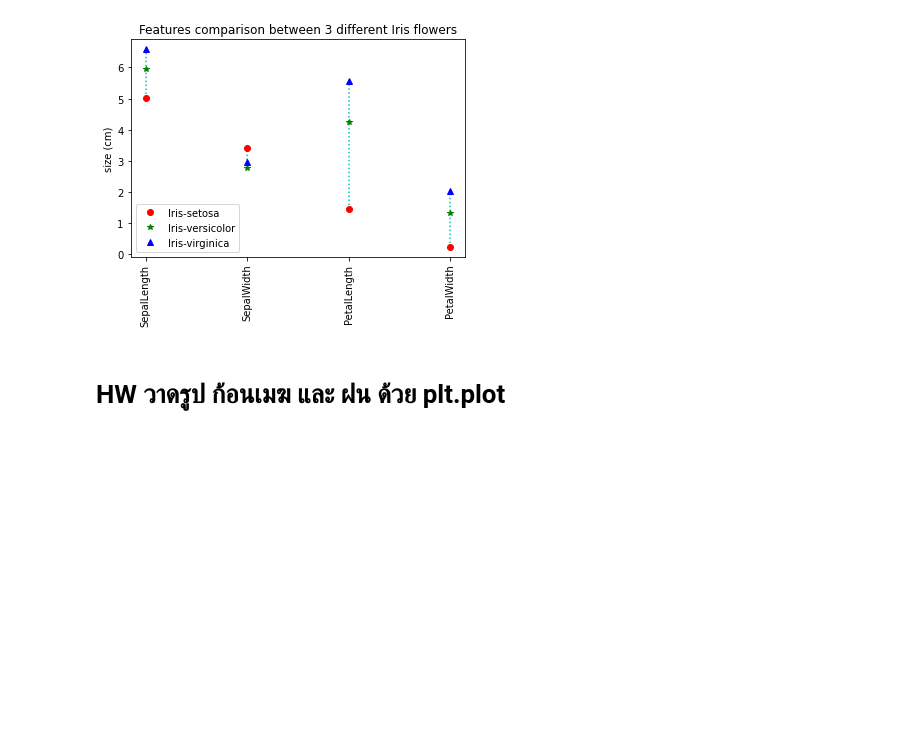
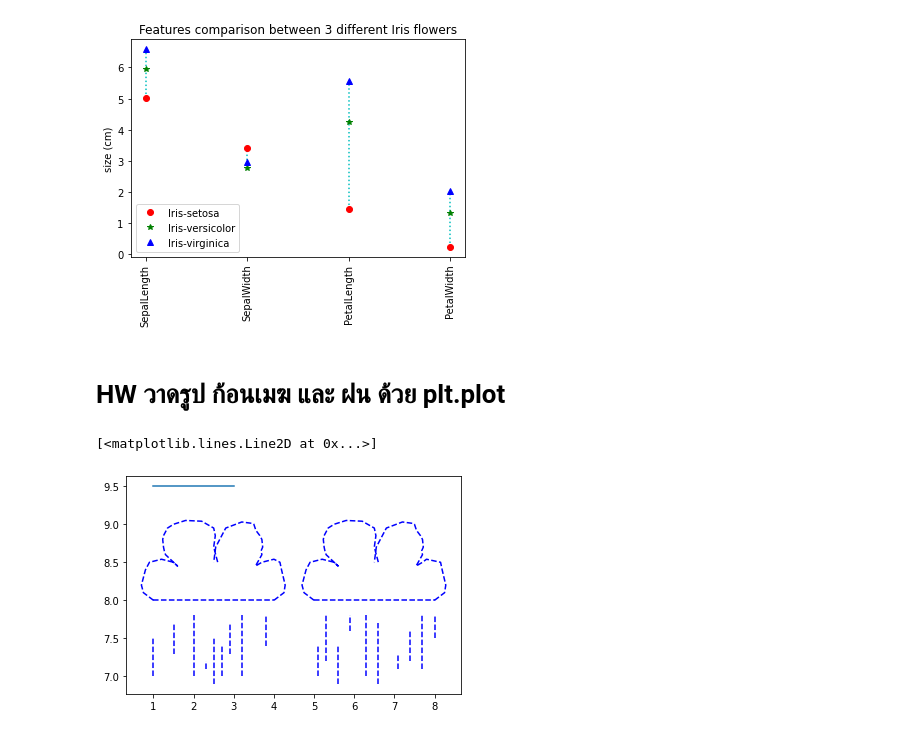
Before and after one commit to nichakornchaisuwan/data_viz_2022, a Jupyter notebook: DataViz04_Data_Comparison.ipynb, the cells around one changed output. Saved outputs shown, nothing was run; the diff lists cells and outputs as text; code cells hidden in the pictures; blank space fills up the shorter version.

```diff
--- a/DataViz04_Data_Comparison.ipynb
+++ b/DataViz04_Data_Comparison.ipynb
@@ -104,3 +104,37 @@ plt.ylabel('size (cm)');
 [figure]
 # %% [markdown]
 # HW วาดรูป ก้อนเมฆ และ ฝน ด้วย plt.plot
+# %%
+
+plt.plot([1,4],[8,8],'b--')
+plt.plot([5,8],[8,8],'b--')
+plt.plot([1,0.75,0.7,0.8,0.9,1.2,1.5,1.6,1.3,1.27,1.25,1.23,1.25,1.35,1.5,1.8,2.2,2.5,2.54,2.5,2.6],[8,8.1,8.2,8.4,8.5,8.54,8.5,8.45,8.6,8.65,8.7,8.8,8.85,8.95,9,9.05,9.04,8.95,8.85,8.7,8.5],'b--')
+plt.plot([4,4.25,4.28,4.19,4.15,4,3.7,3.54,3.7,3.68,3.72,3.7,3.65,3.55,3.5,3.48,3.2,2.8,2.7,2.55,2.5],[8,8.1,8.2,8.4,8.5,8.54,8.5,8.45,8.6,8.65,8.7,8.8,8.85,8.92,9,9.01,9.03,8.95,8.85,8.7,8.5],'b--')
+
+plt.plot([5,4.75,4.7,4.8,4.9,5.2,5.5,5.6,5.3,5.27,5.25,5.23,5.25,5.35,5.5,5.8,6.2,6.5,6.54,6.5,6.6],[8,8.1,8.2,8.4,8.5,8.54,8.5,8.45,8.6,8.65,8.7,8.8,8.85,8.95,9,9.05,9.04,8.95,8.85,8.7,8.5],'b--')
+plt.plot([8,8.25,8.28,8.19,8.15,7.8,7.7,7.54,7.7,7.68,7.72,7.7,7.65,7.55,7.5,7.48,7.2,6.8,6.7,6.55,6.5],[8,8.1,8.2,8.4,8.5,8.54,8.5,8.45,8.6,8.65,8.7,8.8,8.85,8.92,9,9.01,9.03,8.95,8.85,8.7,8.5],'b--')
+
+
+plt.plot([1,1],[7,7.5],'b--')
+plt.plot([1.5,1.5],[7.3,7.7],'b--')
+plt.plot([2,2],[7,7.8],'b--')
+plt.plot([2.3,2.3],[7.1,7.2],'b--')
+plt.plot([2.5,2.5],[6.9,7.5],'b--')
+plt.plot([2.7,2.7],[7,7.4],'b--')
+plt.plot([2.9,2.9],[7.3,7.7],'b--')
+plt.plot([3.2,3.2],[7,7.8],'b--')
+plt.plot([3.8,3.8],[7.4,7.8],'b--')
+plt.plot([5.1,5.1],[7,7.4],'b--')
+plt.plot([5.3,5.3],[7.2,7.8],'b--')
+plt.plot([5.6,5.6],[6.9,7.4],'b--')
+plt.plot([5.9,5.9],[7.6,7.8],'b--')
+plt.plot([6.3,6.3],[7,7.8],'b--')
+plt.plot([6.6,6.6],[6.9,7.7],'b--')
+plt.plot([7.1,7.1],[7.1,7.3],'b--')
+plt.plot([7.4,7.4],[7.2,7.6],'b--')
+plt.plot([7.7,7.7],[7.1,7.8],'b--')
+plt.plot([8,8],[7.5,7.8],'b--')
+plt.plot([1,3],[9.5,9.5])
+# %% [output]
+[<matplotlib.lines.Line2D at 0x...>]
+[figure, added]
```
